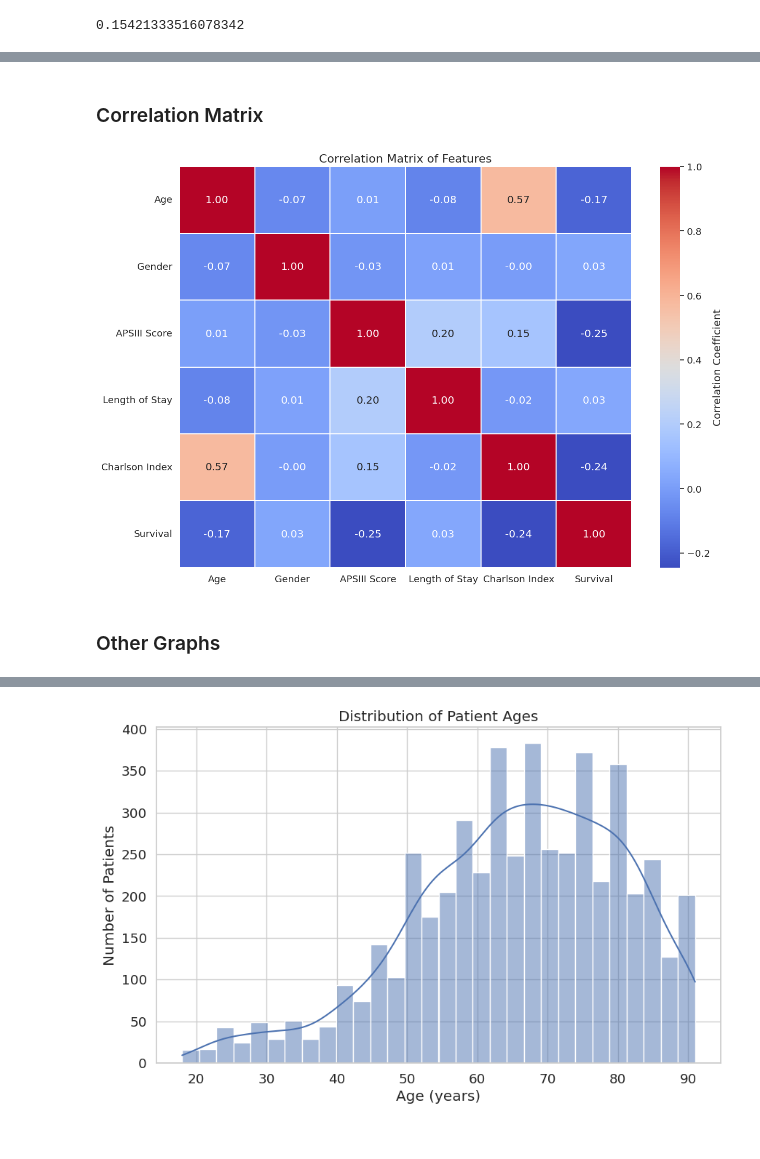
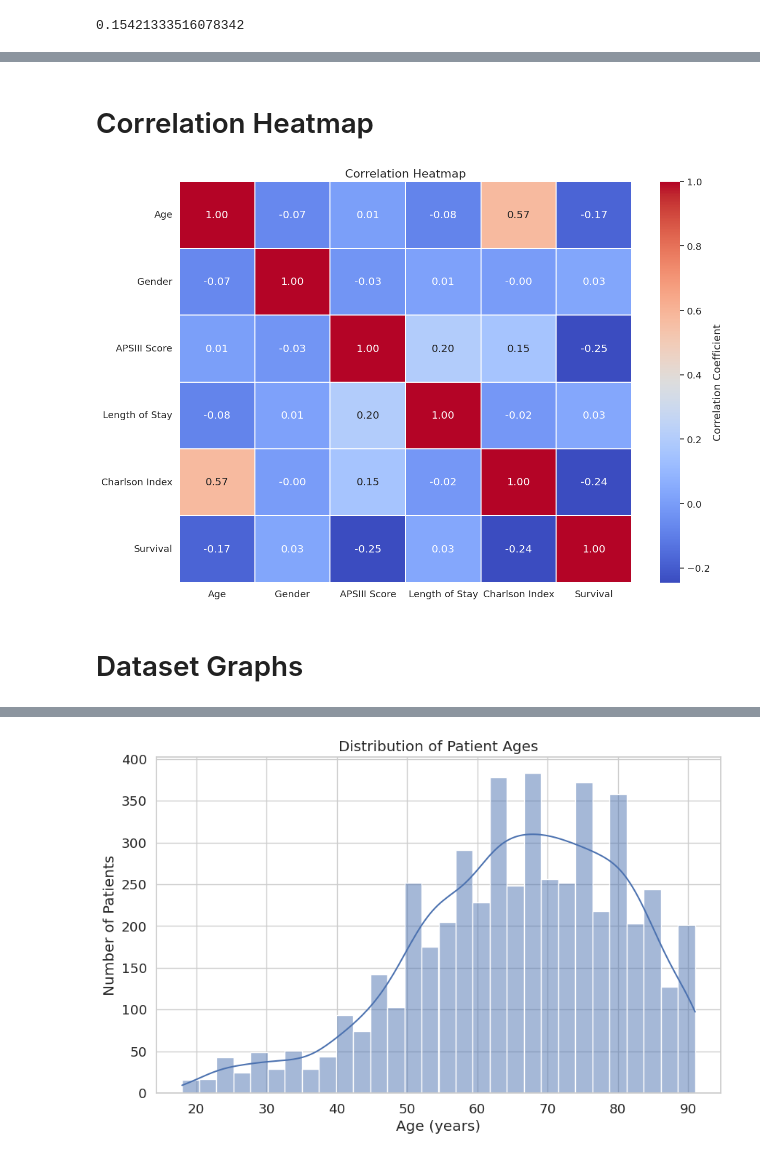
Before and after one commit to MohitRS/ML_Health, a Jupyter notebook: assignment2.ipynb, the cells around one changed output, grey strips where cells are left out. Saved outputs shown, nothing was run; the diff lists cells and outputs as text; code cells hidden in the pictures.

```diff
--- a/assignment2.ipynb
+++ b/assignment2.ipynb
@@ -228,34 +223,34 @@ plt.show()
 # %% [markdown]
-### Correlation Matrix
+# Correlation Heatmap
 # %%
 # Rename features for better readability in the graph
 feature_names = {
     'anchor_age': 'Age',
     'gender_numeric': 'Gender',
     'apsiii': 'APSIII Score',
     'LoS': 'Length of Stay',
     'charlson_comorbidity_index': 'Charlson Index',
     'survival': 'Survival'
 }
 
 # Convert 'gender' to a numeric variable (F:0, M:1) and 'dod' to a binary outcome variable (1: died, 0: survived)
 cohort_df['gender_numeric'] = cohort_df['gender'].map({'F': 0, 'M': 1})
 cohort_df['survival'] = cohort_df['dod'].isna().astype(int)
 
 # Calculate the correlation matrix including 'gender_numeric' and 'survival'
 correlation_matrix_with_gender_survival = cohort_df[['anchor_age', 'gender_numeric', 'apsiii', 'LoS', 'charlson_comorbidity_index', 'survival']].corr()
 
 
 # Update the correlation matrix with the renamed features
 correlation_matrix_renamed = correlation_matrix_with_gender_survival.rename(columns=feature_names, index=feature_names)
 
 # Plotting the enhanced correlation matrix using a heatmap
 plt.figure(figsize=(14, 10))
 sns.set(font_scale=1.2)
 sns.heatmap(correlation_matrix_renamed, annot=True, cmap='coolwarm', fmt=".2f", linewidths=.3, cbar_kws={'label': 'Correlation Coefficient'})
-plt.title('Correlation Matrix of Features', fontsize=16)
+plt.title('Correlation Heatmap', fontsize=16)
 plt.show()
 # %% [output]
-[figure, old version]
+[figure, new version]
 # %% [markdown]
-### Other Graphs
+# Dataset Graphs
```
Also changed, not shown: parts of 28 cells of this notebook.
